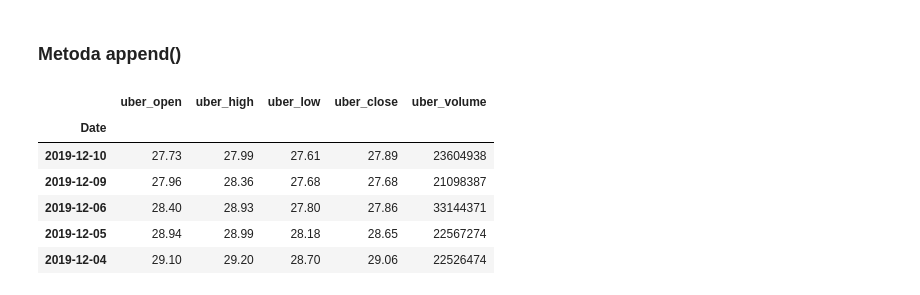
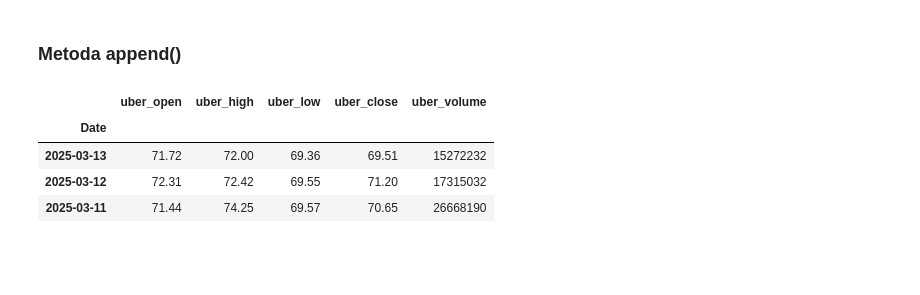
Before and after one commit to kondimidi/data-science-boot, a Jupyter notebook: 02_analiza_danych/04_laczenie_danych.ipynb, the cells around one changed output. Cells and saved outputs as stored; diff of their text form; code cells hidden in the pictures; blank space fills up the shorter version.

```diff
--- a/02_analiza_danych/04_laczenie_danych.ipynb
+++ b/02_analiza_danych/04_laczenie_danych.ipynb
@@ -201,15 +181,13 @@ df[closes].corr()
 # %% [markdown]
 ### <a name='a5'></a> Metoda append()
 # %%
-uber.head()
+uber.head(3)
 # %% [output]
 |  | uber_open | uber_high | uber_low | uber_close | uber_volume |
 | Date |  |  |  |  |  |
-| 2019-12-10 | 27.73 | 27.99 | 27.61 | 27.89 | 23604938 |
-| 2019-12-09 | 27.96 | 28.36 | 27.68 | 27.68 | 21098387 |
-| 2019-12-06 | 28.40 | 28.93 | 27.80 | 27.86 | 33144371 |
-| 2019-12-05 | 28.94 | 28.99 | 28.18 | 28.65 | 22567274 |
-| 2019-12-04 | 29.10 | 29.20 | 28.70 | 29.06 | 22526474 |
+| 2025-03-13 | 71.72 | 72.00 | 69.36 | 69.51 | 15272232 |
+| 2025-03-12 | 72.31 | 72.42 | 69.55 | 71.20 | 17315032 |
+| 2025-03-11 | 71.44 | 74.25 | 69.57 | 70.65 | 26668190 |
 # %%
 uber_6 = uber[uber.index.month == 6]
 uber_6
```
Also changed, not shown: parts of 13 cells of this notebook.
